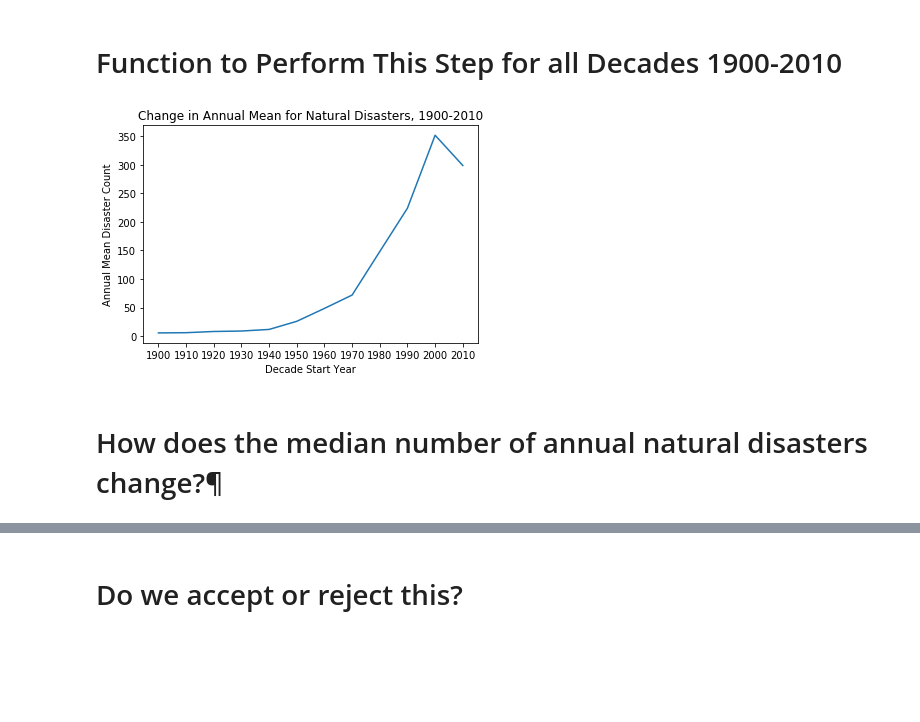
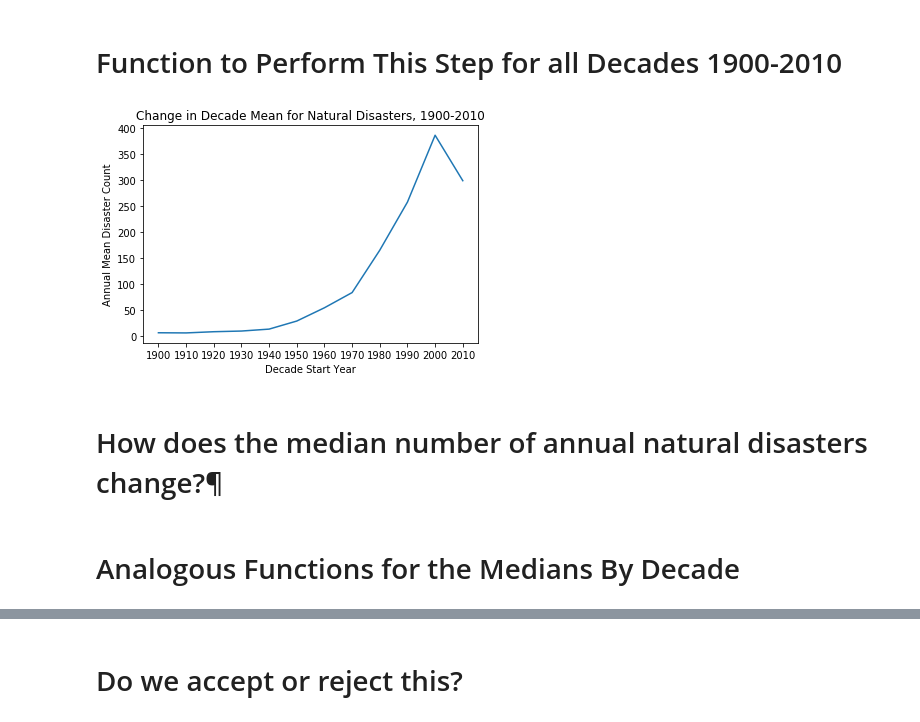
Before and after one commit to UPstartDeveloper/climate-change-analysis, a Jupyter notebook: analysis.ipynb, the cells around one changed output, grey strips where cells are left out. Drawn from its saved outputs; the diff is of its cells as text; code cells hidden in the pictures; blank space fills up the shorter version.

Commit message:
Plot decade median changes.

```diff
--- a/analysis.ipynb
+++ b/analysis.ipynb
@@ -159,7 +158,7 @@ print(probability_for_interval(2000, 2018))
 # %% [markdown]
 # Function to Compute Mean Amount of Disasters Annually, for a Given Decade
 # %%
-def grab_decade(start_yr, y_c_data, interval=9):
+def grab_decade(start_yr, y_c_data, interval=10):
     '''Return years and counts for only a specific interval length.'''
     end_yr = int(start_yr) + interval - 1
     years = y_c_data[(y_c_data['years'] <= end_yr) & (y_c_data['years'] >= start_yr)]
@@ -188,10 +187,12 @@ means_by_decade = compute_means(y_c_data)
 # %%
 plt.plot(list(means_by_decade.keys()), list(means_by_decade.values()))
 plt.xlabel('Decade Start Year')
 plt.ylabel('Annual Mean Disaster Count')
-plt.title('Change in Annual Mean for Natural Disasters, 1900-2010')
+plt.title('Change in Decade Mean for Natural Disasters, 1900-2010')
 plt.show()
 # %% [output]
-[figure, old version]
+[figure, new version]
 # %% [markdown]
 # How does the median number of annual natural disasters change?¶
+# %% [markdown]
+# Analogous Functions for the Medians By Decade
```
Also changed, not shown: parts of 8 cells of this notebook.
